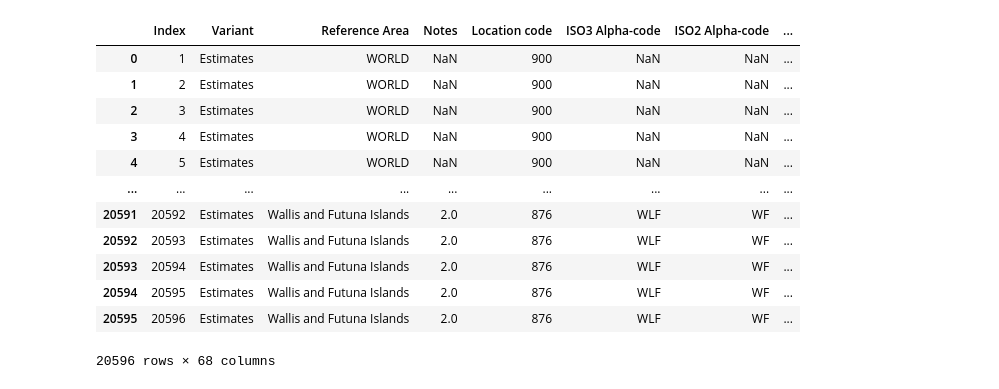
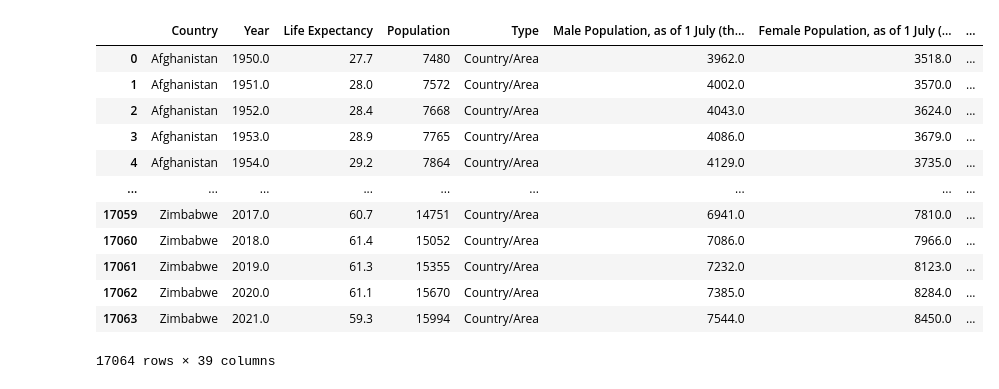
Before and after one commit to kevinzhouhogwarts/project-1-team-1, a Jupyter notebook: exploratory_code/life_expectancy_OECD_health_expense.ipynb, the cells around one changed output. Drawn from its saved outputs; the diff is of its cells as text; code cells hidden in the pictures.

Commit message:
final code merge

```diff
--- a/exploratory_code/life_expectancy_OECD_health_expense.ipynb
+++ b/exploratory_code/life_expectancy_OECD_health_expense.ipynb
@@ -126,38 +15,20 @@ display(health_file_df)
-# %%
-# Clean the data
-
-# Strip whitespace from column titles
-life_expectancy_df.columns = life_expectancy_df.columns.str.strip()
-health_file_df.columns = health_file_df.columns.str.strip()
-
-# Rename useful columns before merging
-renamed_df = life_expectancy_df.rename(columns={"Region, subregion, country or area *":"Reference Area", "Year":"Time Period"})
-renamed_df.head()
-
-# Manual mapping dictionary to match names of few countries between both files
-country_mapping = {
-    "United States": "United States of America",
-    "T√ºrkiye": "Türkiye",
-    "China (People‚Äôs Republic of)": "China",
-    "Slovak Republic": "Slovakia"
-}
-# Standardize country names in gdp file
-health_file_df['Reference Area'] = health_file_df['Reference Area'].replace(country_mapping)
-
-# Merging Life Expentamcy and GDP file on Country and Year
-combined_df = pd.merge(renamed_df, health_file_df, on=["Reference Area","Time Period"] , how="left")
-combined_df
-# %% [output]
-|  | Index | Variant | Reference Area | Notes | Location code | ISO3 Alpha-code | ISO2 Alpha-code | ... |
-| 0 | 1 | Estimates | WORLD | NaN | 900 | NaN | NaN | ... |
-| 1 | 2 | Estimates | WORLD | NaN | 900 | NaN | NaN | ... |
-| 2 | 3 | Estimates | WORLD | NaN | 900 | NaN | NaN | ... |
-| 3 | 4 | Estimates | WORLD | NaN | 900 | NaN | NaN | ... |
-| 4 | 5 | Estimates | WORLD | NaN | 900 | NaN | NaN | ... |
-| ... | ... | ... | ... | ... | ... | ... | ... | ... |
-| 20591 | 20592 | Estimates | Wallis and Futuna Islands | 2.0 | 876 | WLF | WF | ... |
-| 20592 | 20593 | Estimates | Wallis and Futuna Islands | 2.0 | 876 | WLF | WF | ... |
-| 20593 | 20594 | Estimates | Wallis and Futuna Islands | 2.0 | 876 | WLF | WF | ... |
-| 20594 | 20595 | Estimates | Wallis and Futuna Islands | 2.0 | 876 | WLF | WF | ... |
-| 20595 | 20596 | Estimates | Wallis and Futuna Islands | 2.0 | 876 | WLF | WF | ... |
-20596 rows × 68 columns
+# %%
+# Read from csv files
+life_expectancy = Path("../output/csv/master_dataset.csv")
+life_expectancy_df = pd.read_csv(life_expectancy, low_memory=False)
+# Display data
+display(life_expectancy_df)
+# %% [output]
+|  | Country | Year | Life Expectancy | Population | Type | Male Population, as of 1 July (th... | Female Population, as of 1 July (... | ... |
+| 0 | Afghanistan | 1950.0 | 27.7 | 7480 | Country/Area | 3962.0 | 3518.0 | ... |
+| 1 | Afghanistan | 1951.0 | 28.0 | 7572 | Country/Area | 4002.0 | 3570.0 | ... |
+| 2 | Afghanistan | 1952.0 | 28.4 | 7668 | Country/Area | 4043.0 | 3624.0 | ... |
+| 3 | Afghanistan | 1953.0 | 28.9 | 7765 | Country/Area | 4086.0 | 3679.0 | ... |
+| 4 | Afghanistan | 1954.0 | 29.2 | 7864 | Country/Area | 4129.0 | 3735.0 | ... |
+| ... | ... | ... | ... | ... | ... | ... | ... | ... |
+| 17059 | Zimbabwe | 2017.0 | 60.7 | 14751 | Country/Area | 6941.0 | 7810.0 | ... |
+| 17060 | Zimbabwe | 2018.0 | 61.4 | 15052 | Country/Area | 7086.0 | 7966.0 | ... |
+| 17061 | Zimbabwe | 2019.0 | 61.3 | 15355 | Country/Area | 7232.0 | 8123.0 | ... |
+| 17062 | Zimbabwe | 2020.0 | 61.1 | 15670 | Country/Area | 7385.0 | 8284.0 | ... |
+| 17063 | Zimbabwe | 2021.0 | 59.3 | 15994 | Country/Area | 7544.0 | 8450.0 | ... |
+17064 rows × 39 columns
```
Also changed, not shown: parts of 27 cells of this notebook, 9 other files.
